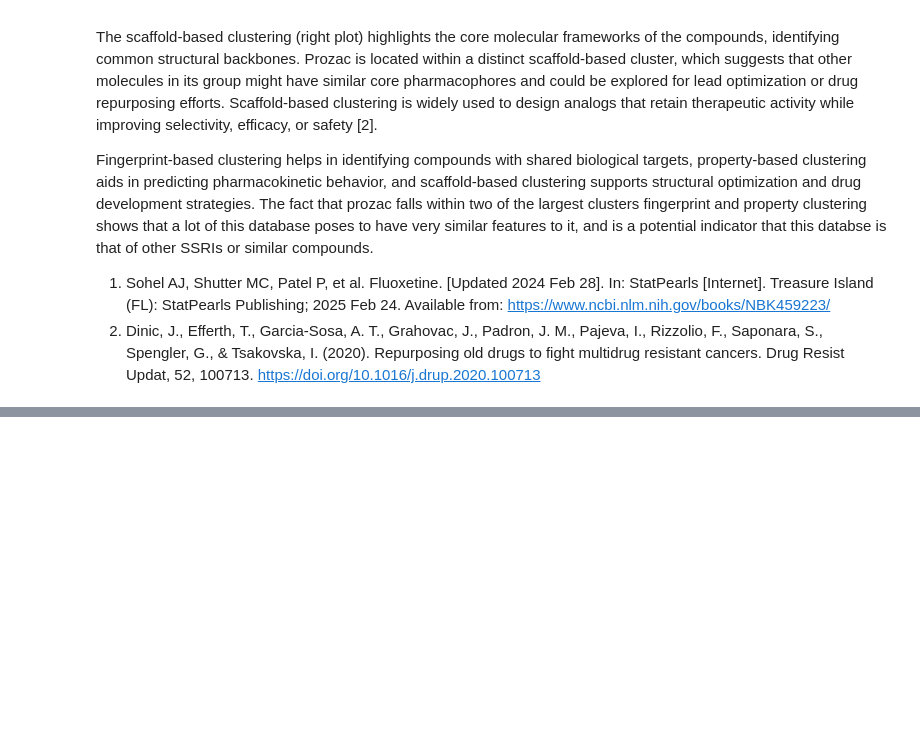
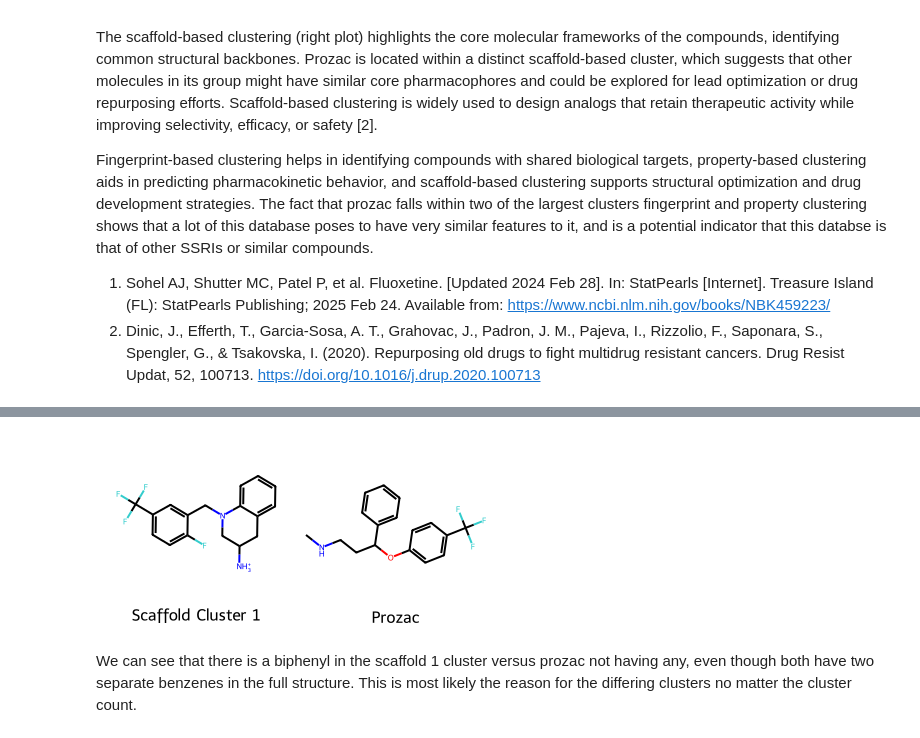
Before and after one commit to Steve-Cheney/Cheminformatics, a Jupyter notebook: rbif-110-a7/a7.ipynb, the cells around one changed output, grey strips where cells are left out. Saved outputs shown, nothing was run; the diff lists cells and outputs as text; code cells hidden in the pictures; blank space fills up the shorter version.

```diff
--- a/rbif-110-a7/a7.ipynb
+++ b/rbif-110-a7/a7.ipynb
@@ -398,0 +430,9 @@ Fingerprint-based clustering helps in identifying compounds with shared biologic
+# %%
+scaffold_cluster_1_mol = n_2_df[n_2_df['scaffold_cluster'] == 1].iloc[0]['standardized_mol']
+prozac_mol = n_2_df[n_2_df['ID'] == 'RBIF-3762'].iloc[0]['standardized_mol']
+
+Draw.MolsToGridImage([scaffold_cluster_1_mol, prozac_mol], molsPerRow=2, legends=["Scaffold Cluster 1", "Prozac"])
+# %% [output]
+[figure, added]
+# %% [markdown]
+We can see that there is a biphenyl in the scaffold 1 cluster versus prozac not having any, even though both have two separate benzenes in the full structure. This is most likely the reason for the differing clusters no matter the cluster count.
```
Also changed, not shown: parts of 4 cells of this notebook.
